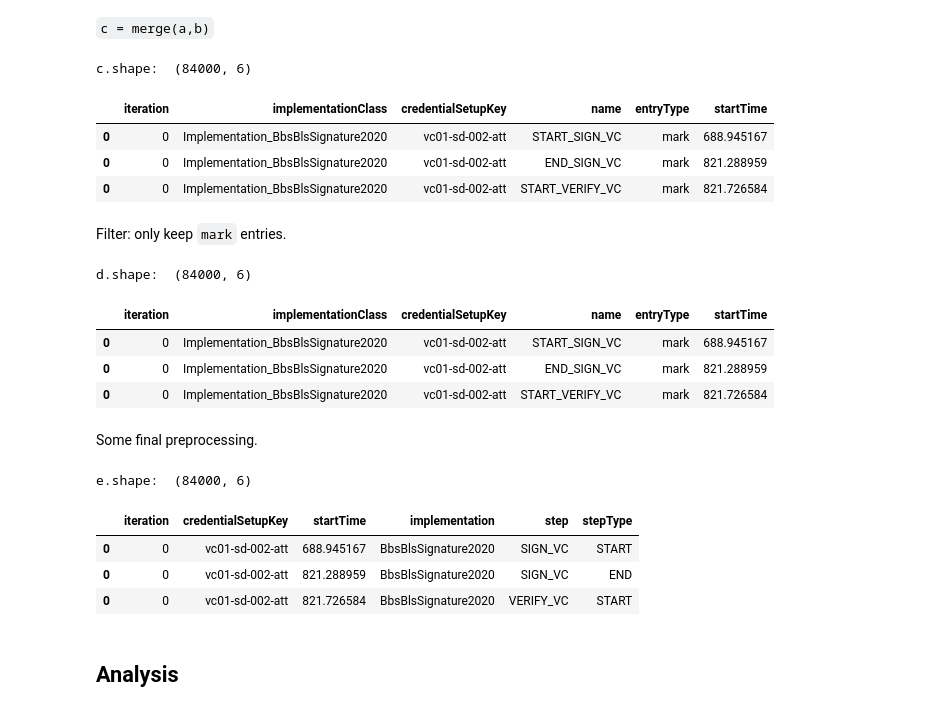
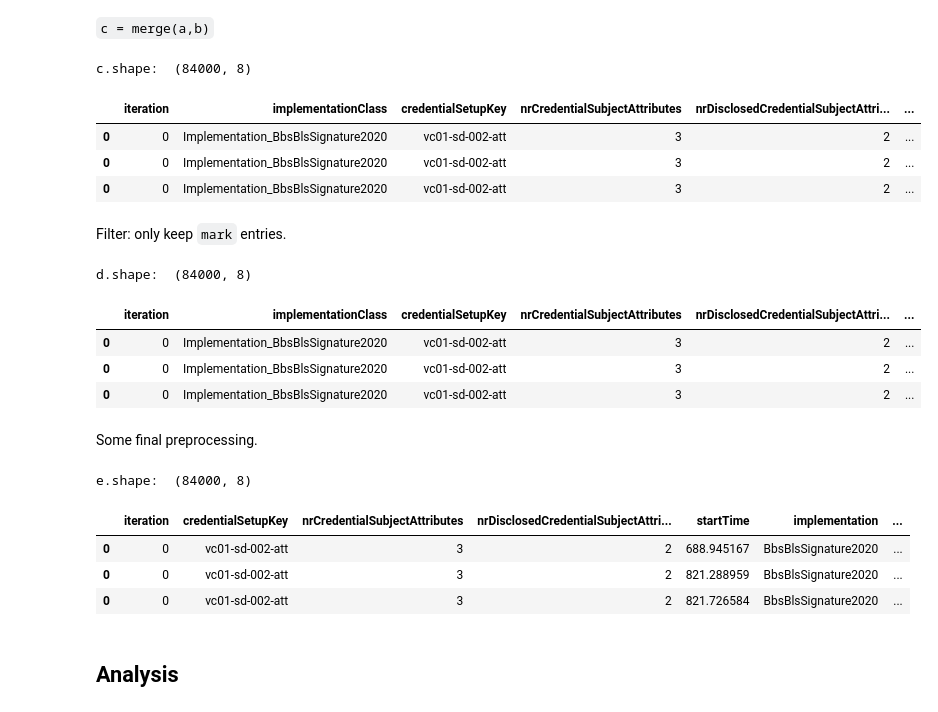
Before and after one commit to SolidLabResearch/vc-benchmark, a Jupyter notebook: data-analysis-v2-0-0.ipynb, the cells around one changed output. Saved outputs shown, nothing was run; the diff lists cells and outputs as text; code cells hidden in the pictures.

```diff
--- a/data-analysis-v2-0-0.ipynb
+++ b/data-analysis-v2-0-0.ipynb
@@ -92,17 +94,17 @@ b.shape:  (84000, 5)
 # %% [markdown]
 `c = merge(a,b)`
 # %%
-c = a[['iteration','implementationClass', 'credentialSetupKey']]\
+c = a[['iteration','implementationClass', 'credentialSetupKey', 'nrCredentialSubjectAttributes', 'nrDisclosedCredentialSubjectAttributes']]\
     .drop_duplicates()\
     .merge(b[['name', 'entryType', 'startTime']], left_index=True, right_index=True)
 print('c.shape: ', c.shape)
 display(c.head(3))
 # %% [output]
-c.shape:  (84000, 6)
+c.shape:  (84000, 8)
-|  | iteration | implementationClass | credentialSetupKey | name | entryType | startTime |
-| 0 | 0 | Implementation_BbsBlsSignature2020 | vc01-sd-002-att | START_SIGN_VC | mark | 688.945167 |
-| 0 | 0 | Implementation_BbsBlsSignature2020 | vc01-sd-002-att | END_SIGN_VC | mark | 821.288959 |
-| 0 | 0 | Implementation_BbsBlsSignature2020 | vc01-sd-002-att | START_VERIFY_VC | mark | 821.726584 |
+|  | iteration | implementationClass | credentialSetupKey | nrCredentialSubjectAttributes | nrDisclosedCredentialSubjectAttri... | ... |
+| 0 | 0 | Implementation_BbsBlsSignature2020 | vc01-sd-002-att | 3 | 2 | ... |
+| 0 | 0 | Implementation_BbsBlsSignature2020 | vc01-sd-002-att | 3 | 2 | ... |
+| 0 | 0 | Implementation_BbsBlsSignature2020 | vc01-sd-002-att | 3 | 2 | ... |
 # %% [markdown]
 Filter: only keep `mark` entries.
 # %%
@@ -110,11 +112,11 @@ d = c[c.entryType == 'mark']
 print('d.shape: ', d.shape)
 d.head(3)
 # %% [output]
-d.shape:  (84000, 6)
+d.shape:  (84000, 8)
-|  | iteration | implementationClass | credentialSetupKey | name | entryType | startTime |
-| 0 | 0 | Implementation_BbsBlsSignature2020 | vc01-sd-002-att | START_SIGN_VC | mark | 688.945167 |
-| 0 | 0 | Implementation_BbsBlsSignature2020 | vc01-sd-002-att | END_SIGN_VC | mark | 821.288959 |
-| 0 | 0 | Implementation_BbsBlsSignature2020 | vc01-sd-002-att | START_VERIFY_VC | mark | 821.726584 |
+|  | iteration | implementationClass | credentialSetupKey | nrCredentialSubjectAttributes | nrDisclosedCredentialSubjectAttri... | ... |
+| 0 | 0 | Implementation_BbsBlsSignature2020 | vc01-sd-002-att | 3 | 2 | ... |
+| 0 | 0 | Implementation_BbsBlsSignature2020 | vc01-sd-002-att | 3 | 2 | ... |
+| 0 | 0 | Implementation_BbsBlsSignature2020 | vc01-sd-002-att | 3 | 2 | ... |
 # %% [markdown]
 Some final preprocessing.
 # %%
@@ -129,11 +131,11 @@ e.drop('name', axis=1, inplace=True) # We no longer need this column.
 print('e.shape: ', e.shape)
 display(e.head(3))
 # %% [output]
-e.shape:  (84000, 6)
+e.shape:  (84000, 8)
-|  | iteration | credentialSetupKey | startTime | implementation | step | stepType |
-| 0 | 0 | vc01-sd-002-att | 688.945167 | BbsBlsSignature2020 | SIGN_VC | START |
-| 0 | 0 | vc01-sd-002-att | 821.288959 | BbsBlsSignature2020 | SIGN_VC | END |
-| 0 | 0 | vc01-sd-002-att | 821.726584 | BbsBlsSignature2020 | VERIFY_VC | START |
+|  | iteration | credentialSetupKey | nrCredentialSubjectAttributes | nrDisclosedCredentialSubjectAttri... | startTime | implementation | ... |
+| 0 | 0 | vc01-sd-002-att | 3 | 2 | 688.945167 | BbsBlsSignature2020 | ... |
+| 0 | 0 | vc01-sd-002-att | 3 | 2 | 821.288959 | BbsBlsSignature2020 | ... |
+| 0 | 0 | vc01-sd-002-att | 3 | 2 | 821.726584 | BbsBlsSignature2020 | ... |
 # %% [markdown]
 ## Analysis
 # %%
```
Also changed, not shown: parts of 54 cells of this notebook.
